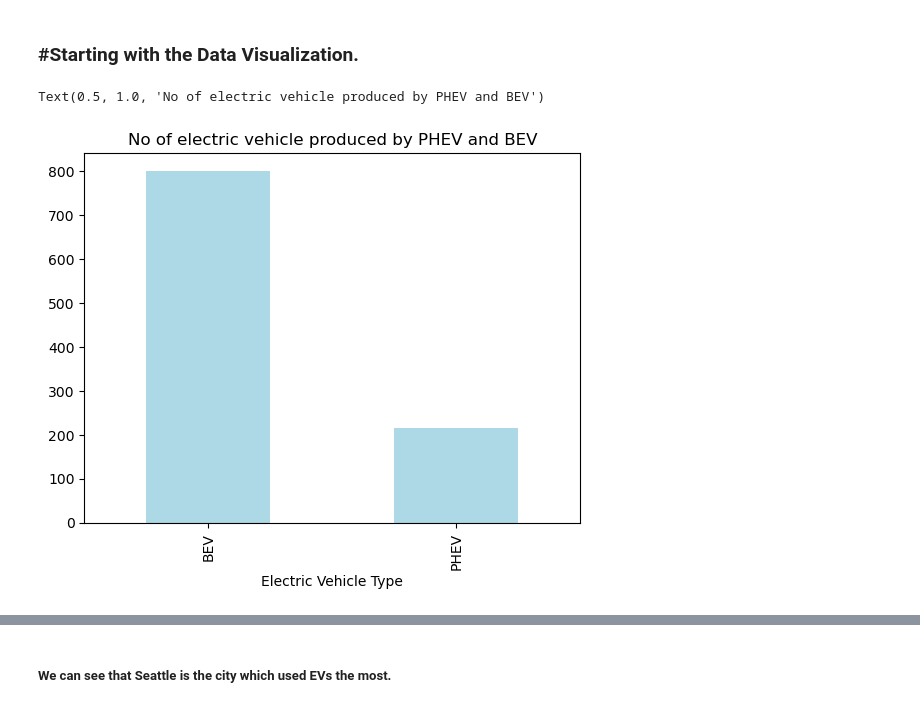
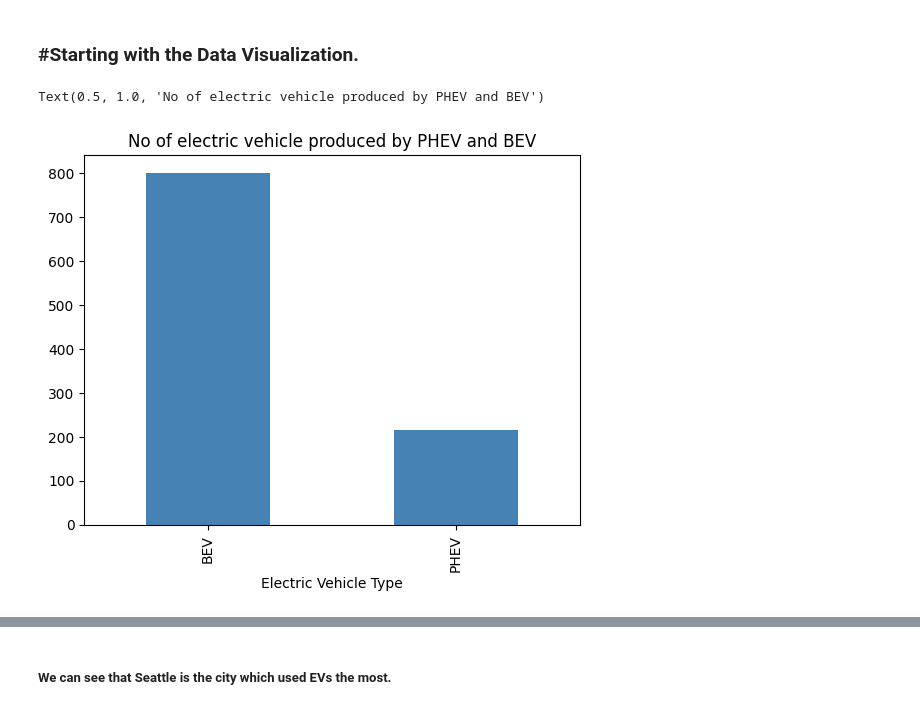
Before and after one commit to rahulbora-45/projectFirst, a Jupyter notebook: ProjectPython.ipynb, the cells around one changed output, grey strips where cells are left out. Drawn from its saved outputs; the diff is of its cells as text; code cells hidden in the pictures.

```diff
--- a/ProjectPython.ipynb
+++ b/ProjectPython.ipynb
@@ -143,10 +117,10 @@ df['Electric Vehicle Type'] = df['Electric Vehicle Type'].apply(simplify_ev_type
 # %% [markdown]
 ###  #Starting  with the Data Visualization.
 # %%
-df['Electric Vehicle Type'].value_counts().plot(kind='bar', color='lightblue')
+df['Electric Vehicle Type'].value_counts().plot(kind='bar', color='steelblue')
 plt.title("No of electric vehicle produced by PHEV and BEV")
 # %% [output]
 Text(0.5, 1.0, 'No of electric vehicle produced by PHEV and BEV')
-[figure, old version]
+[figure, new version]
 # %%
 plt.figure(figsize=(8, 5))
```
Also changed, not shown: parts of 9 cells of this notebook.
